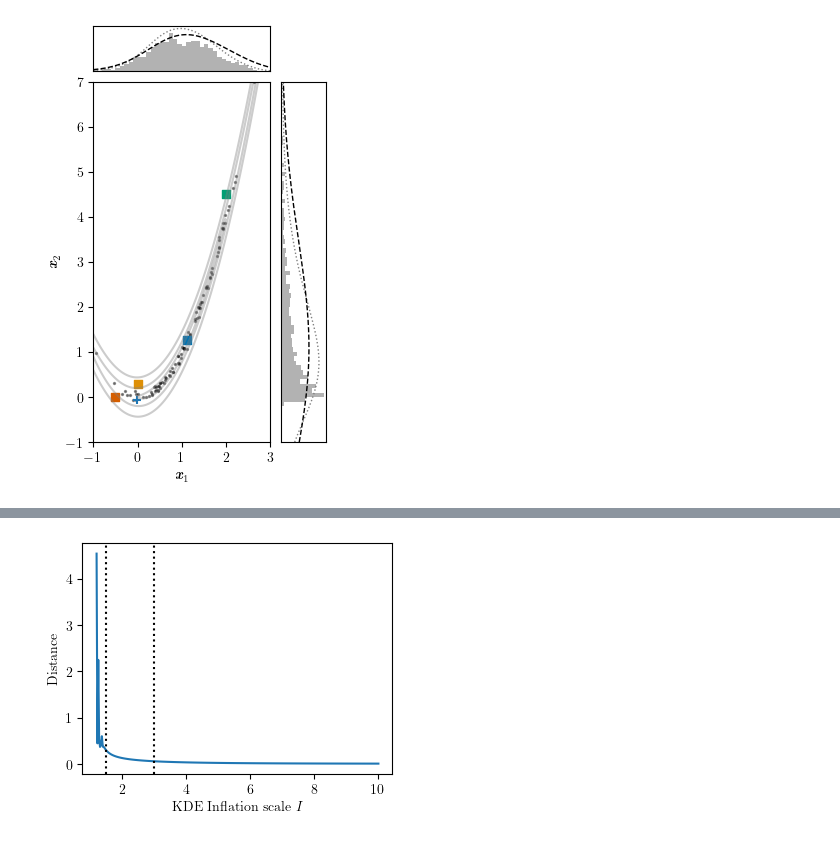
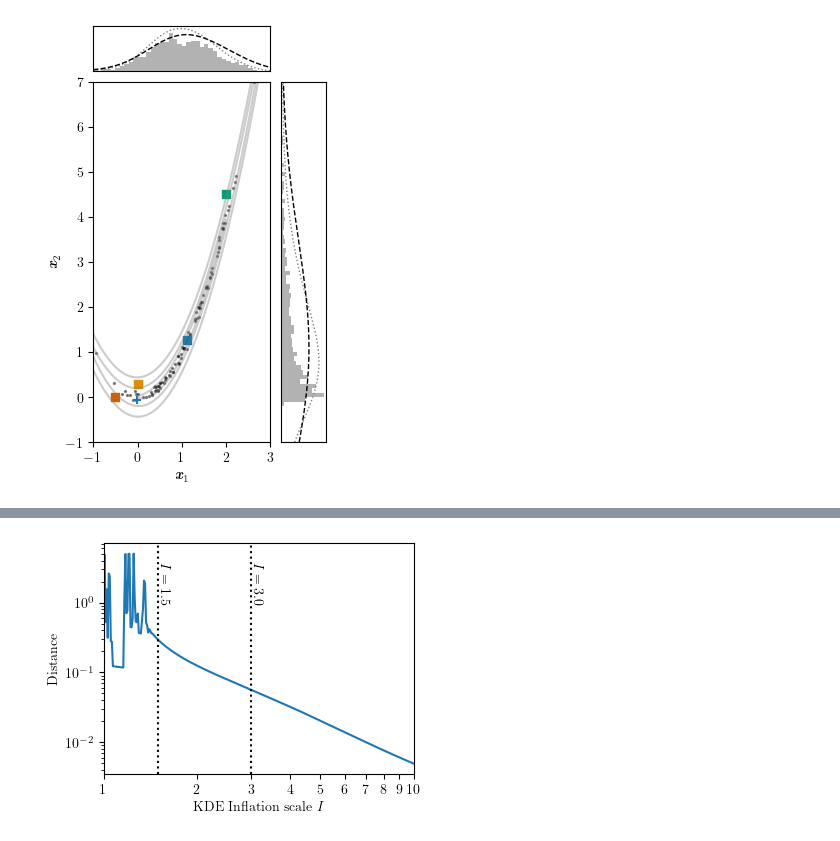
Before and after one commit to cjm96/mcmc_infinity, a Jupyter notebook: examples/rosenbrock_demo.ipynb, the cells around one changed output, grey strips where cells are left out. Cells and saved outputs as stored; diff of their text form; code cells hidden in the pictures.

Commit message:
Added distance figure to Rosenbrock demo

```diff
--- a/examples/rosenbrock_demo.ipynb
+++ b/examples/rosenbrock_demo.ipynb
@@ -405,7 +405,7 @@ plt.show()
 # %% [output]
 [figure]
 # %%
-inflation_values = np.logspace(jnp.log10(1.2), 1.0, 100)[::-1]
+inflation_values = np.logspace(0.0, 1.0, 300)[::-1]
 
 distance_values = np.zeros_like(inflation_values)
 
@@ -421,6 +421,6 @@ for i, inflation_scale in enumerate(inflation_values):
 
     initial_guess = sol_test.x
 
-    print(f"{inflation_scale=:.2f} , {sol_test.x=}, logP={float(sol_test.fun):.2f}")
+    #print(f"{inflation_scale=:.2f} , {sol_test.x=}, logP={float(sol_test.fun):.2f}")
 
     distance_values[i] = jnp.linalg.norm(sol_test.x - jnp.ones(dim))
@@ -445,12 +427,17 @@ inflation_scale=1.20 , sol_test.x=Array([2.31392258, 5.34566544], dtype=float64)
 # %%
 fig, ax = plt.subplots(figsize=(4,3))
 ax.plot(inflation_values, distance_values)
 ax.axvline(1.5, color='k', linestyle=':')
 ax.axvline(3.0, color='k', linestyle=':')
-#ax.set_xscale('log')
-#ax.set_yscale('log')
+ax.set_xscale('log')
+ax.set_yscale('log')
+ax.set_xlim(1, 10)
+ax.set_xticks(np.arange(1, 11))
+ax.set_xticklabels([r"$"+str(i)+"$" for i in np.arange(1, 11)])
+ax.text(1.5, 1.0, r"$I=1.5$", rotation=270)
+ax.text(3.0, 1.0, r"$I=3.0$", rotation=270)
 ax.set_xlabel(r"KDE Inflation scale $I$")
 ax.set_ylabel(r"Distance")
 plt.show()
 # %% [output]
-[figure, old version]
+[figure, new version]
```
Also changed, not shown: parts of 1 cell of this notebook, 1 other file.
